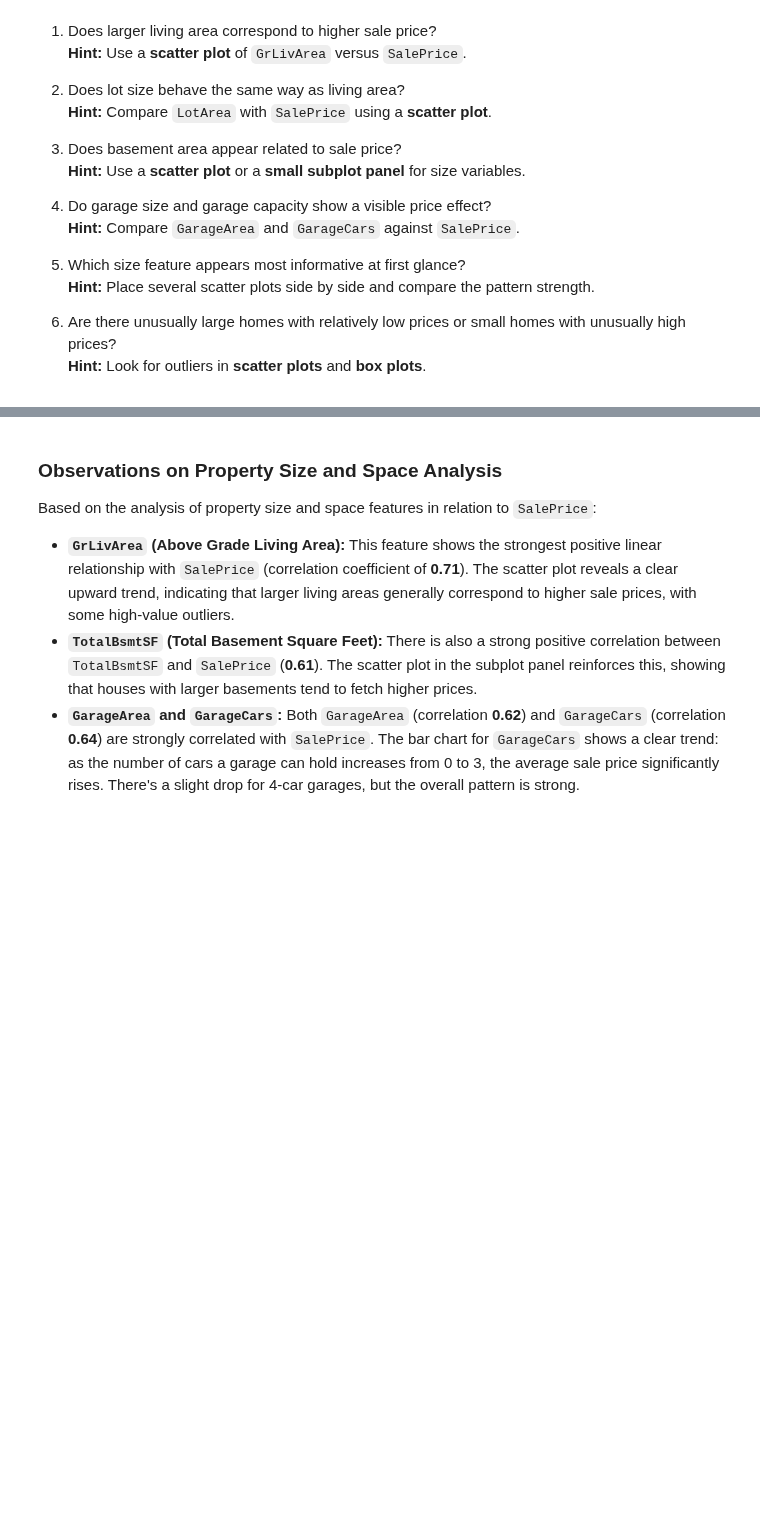
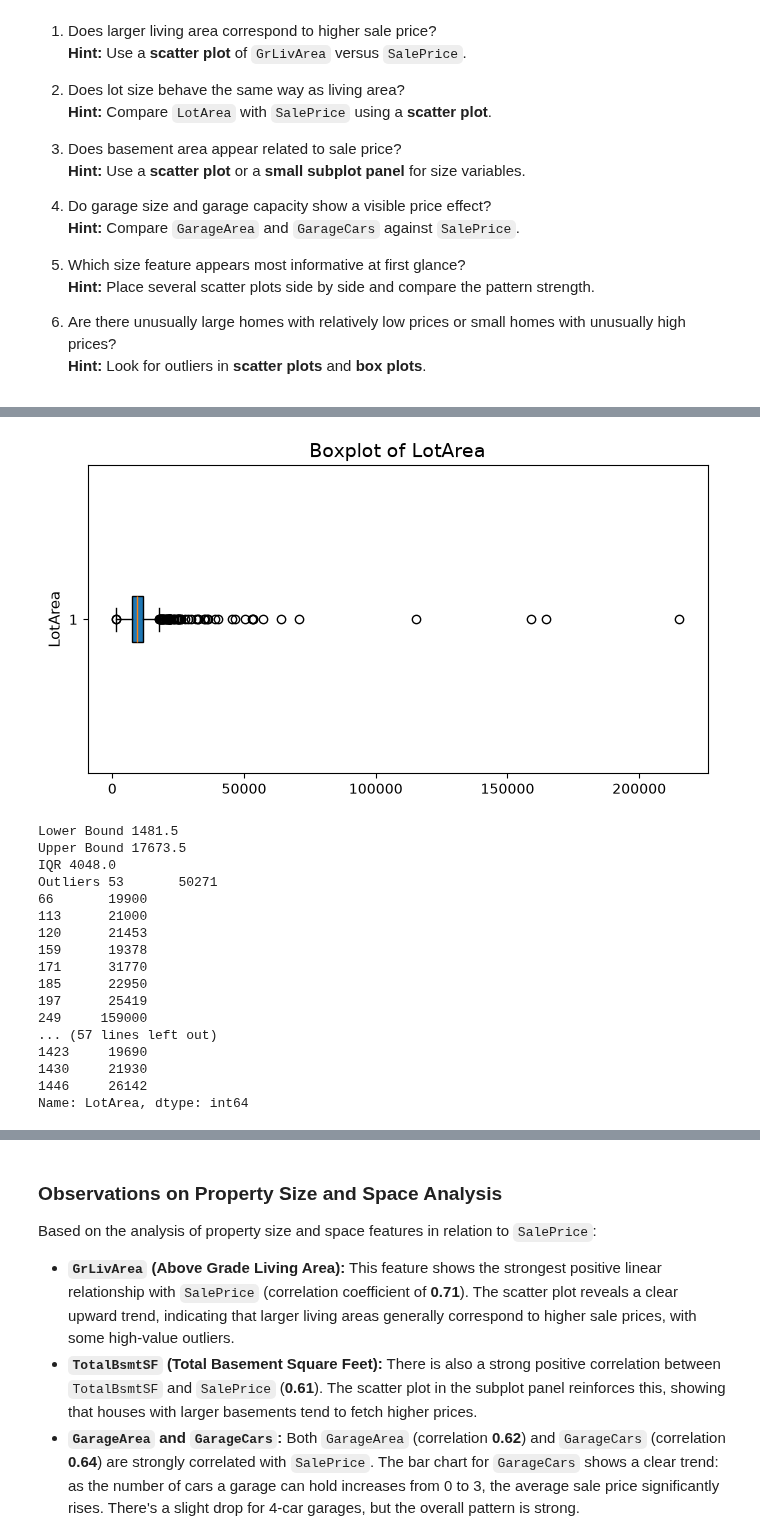
Before and after one commit to shubha95/python, a Jupyter notebook: Applied Data Science with Python/Data_visualization/housing_visual_analysis_notebook.ipynb, the cells around one changed output, grey strips where cells are left out. Cells and saved outputs as stored; diff of their text form; code cells hidden in the pictures; blank space fills up the shorter version.

```diff
--- a/Applied Data Science with Python/Data_visualization/housing_visual_analysis_notebook.ipynb
+++ b/Applied Data Science with Python/Data_visualization/housing_visual_analysis_notebook.ipynb
@@ -594,26 +784,45 @@ print(df_outliers)
 # %%
 # 6. Are there unusually large homes with relatively low prices or small homes with unusually high prices?
 lot_area_q1 = df.LotArea.quantile(0.25)
 lot_area_q3 = df.LotArea.quantile(0.75)
 lot_area_iqr = lot_area_q3 - lot_area_q1
 
 lower_bound = lot_area_q1 - 1.5 * lot_area_iqr
 upper_bound = lot_area_q3 + 1.5 * lot_area_iqr
 
 # find the oultliers and saleprice of them
 df_outliers = df[(df.LotArea < lower_bound) | (df.LotArea > upper_bound)]
 
 #boxplot of lot area
 plt.figure(figsize=(8,4))
-plt.boxplot(df.LotArea)
+plt.boxplot(df.LotArea, vert=False, patch_artist = True)
 plt.title('Boxplot of LotArea')
 plt.ylabel('LotArea')
 plt.show()
 
 print("Lower Bound", lower_bound)
 print("Upper Bound", upper_bound)
 print("IQR", lot_area_iqr)
 print("Outliers", df_outliers.LotArea)
+# %% [output]
+[figure, added]
+Lower Bound 1481.5
+Upper Bound 17673.5
+IQR 4048.0
+Outliers 53       50271
+66       19900
+113      21000
+120      21453
+159      19378
+171      31770
+185      22950
+197      25419
+249     159000
+... (57 lines left out)
+1423     19690
+1430     21930
+1446     26142
+Name: LotArea, dtype: int64
 # %%
 # corelation between outlier areas and price
 df_outliers[['LotArea', 'SalePrice']].corr()
```
Also changed, not shown: parts of 47 cells of this notebook, 8 other files.
